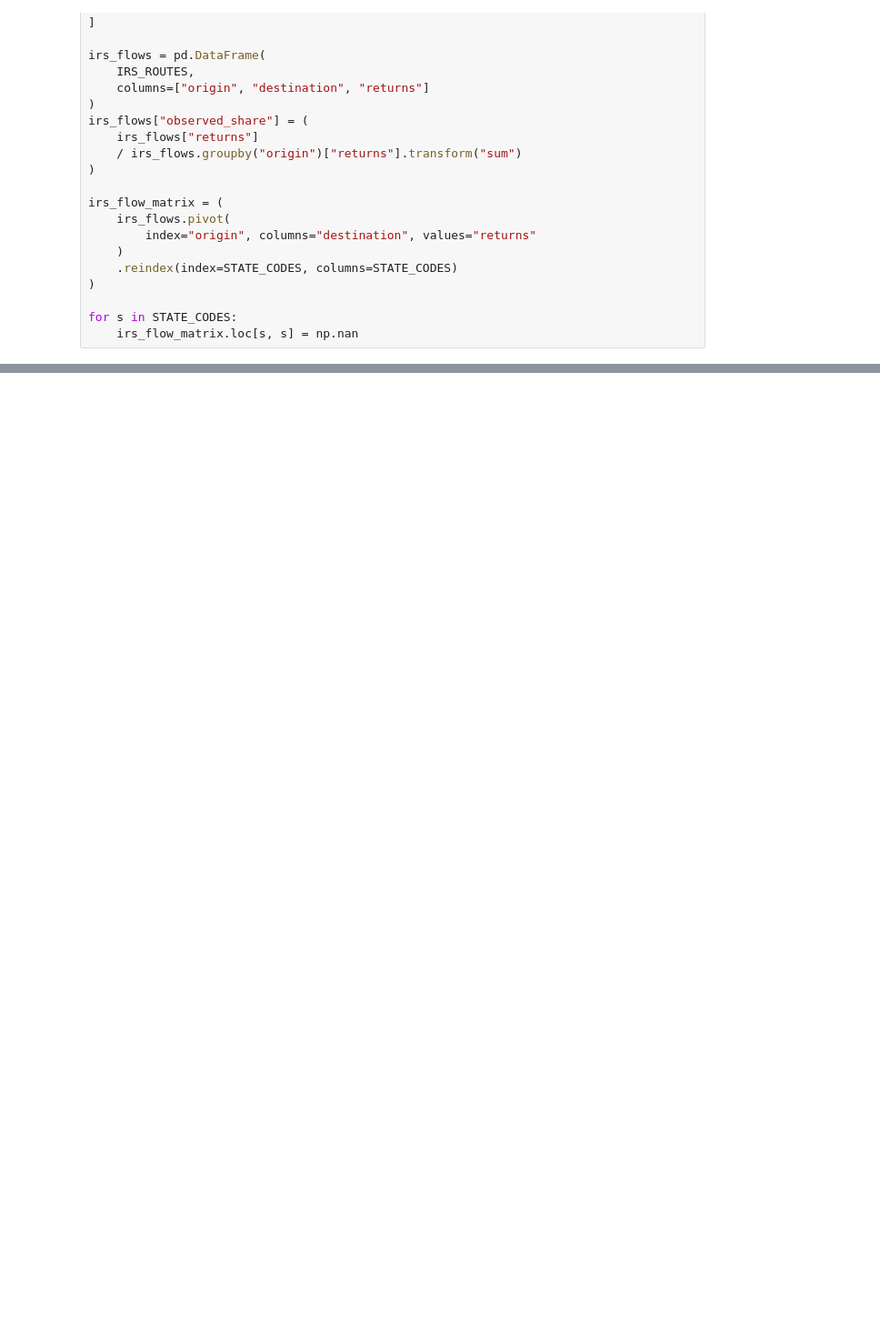
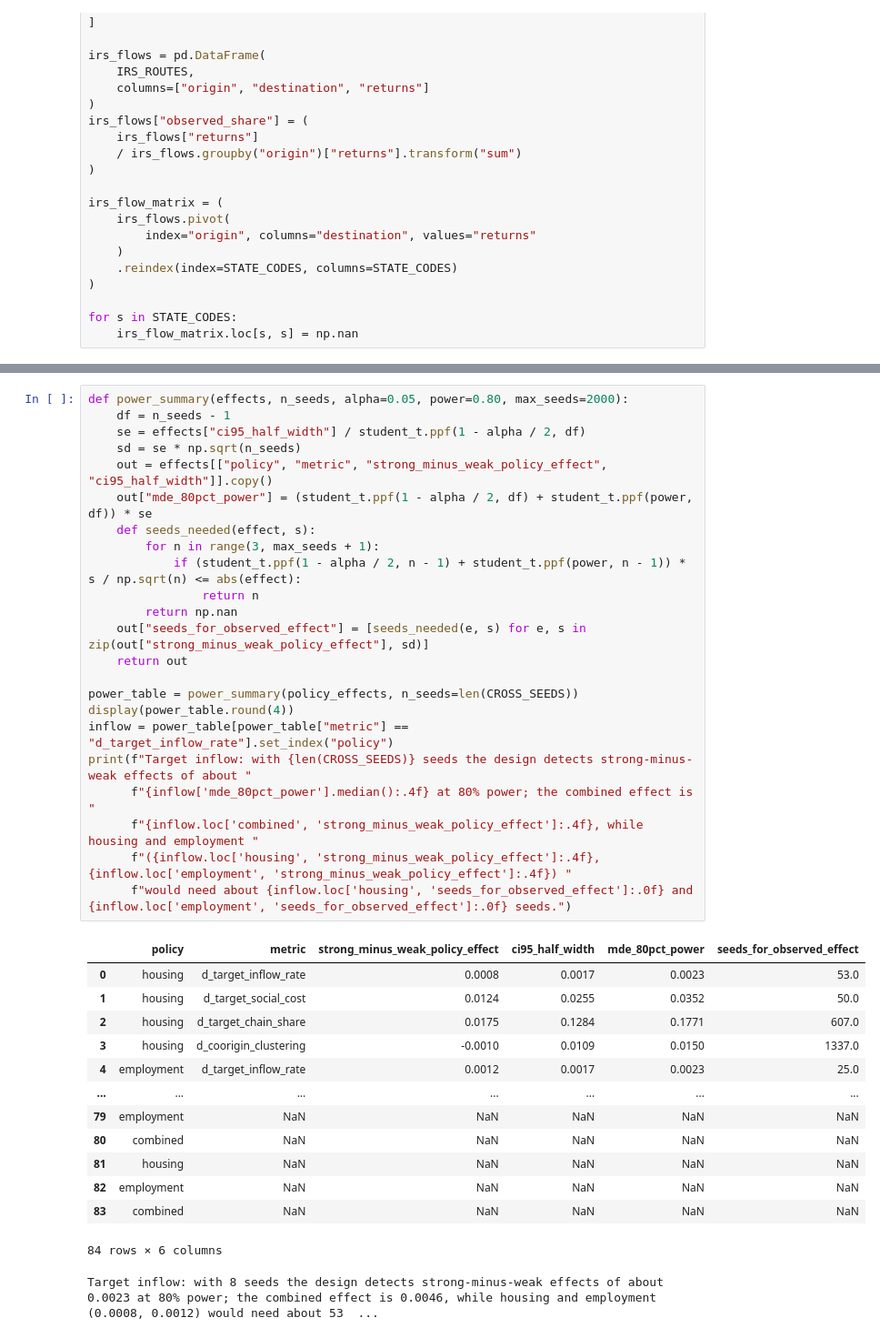
Before and after one commit to Jeremy-Xujia-Chen/CITS4403-GROUP-PROJECT, a Jupyter notebook: 0914-1_v8.ipynb, the cells around one changed output, grey strips where cells are left out. Shown at 91% size. Cells and saved outputs as stored; diff of their text form; blank space fills up the shorter version.

```diff
--- a/0914-1_v8.ipynb
+++ b/0914-1_v8.ipynb
@@ -310,0 +337,38 @@ for s in STATE_CODES:
+# %%
+def power_summary(effects, n_seeds, alpha=0.05, power=0.80, max_seeds=2000):
+    df = n_seeds - 1
+    se = effects["ci95_half_width"] / student_t.ppf(1 - alpha / 2, df)
+    sd = se * np.sqrt(n_seeds)
+    out = effects[["policy", "metric", "strong_minus_weak_policy_effect", "ci95_half_width"]].copy()
+    out["mde_80pct_power"] = (student_t.ppf(1 - alpha / 2, df) + student_t.ppf(power, df)) * se
+    def seeds_needed(effect, s):
+        for n in range(3, max_seeds + 1):
+            if (student_t.ppf(1 - alpha / 2, n - 1) + student_t.ppf(power, n - 1)) * s / np.sqrt(n) <= abs(effect):
+                return n
+        return np.nan
+    out["seeds_for_observed_effect"] = [seeds_needed(e, s) for e, s in zip(out["strong_minus_weak_policy_effect"], sd)]
+    return out
+
+power_table = power_summary(policy_effects, n_seeds=len(CROSS_SEEDS))
+display(power_table.round(4))
+inflow = power_table[power_table["metric"] == "d_target_inflow_rate"].set_index("policy")
+print(f"Target inflow: with {len(CROSS_SEEDS)} seeds the design detects strong-minus-weak effects of about "
+      f"{inflow['mde_80pct_power'].median():.4f} at 80% power; the combined effect is "
+      f"{inflow.loc['combined', 'strong_minus_weak_policy_effect']:.4f}, while housing and employment "
+      f"({inflow.loc['housing', 'strong_minus_weak_policy_effect']:.4f}, {inflow.loc['employment', 'strong_minus_weak_policy_effect']:.4f}) "
+      f"would need about {inflow.loc['housing', 'seeds_for_observed_effect']:.0f} and {inflow.loc['employment', 'seeds_for_observed_effect']:.0f} seeds.")
+# %% [output]
+|  | policy | metric | strong_minus_weak_policy_effect | ci95_half_width | mde_80pct_power | seeds_for_observed_effect |
+| 0 | housing | d_target_inflow_rate | 0.0008 | 0.0017 | 0.0023 | 53.0 |
+| 1 | housing | d_target_social_cost | 0.0124 | 0.0255 | 0.0352 | 50.0 |
+| 2 | housing | d_target_chain_share | 0.0175 | 0.1284 | 0.1771 | 607.0 |
+| 3 | housing | d_coorigin_clustering | -0.0010 | 0.0109 | 0.0150 | 1337.0 |
+| 4 | employment | d_target_inflow_rate | 0.0012 | 0.0017 | 0.0023 | 25.0 |
+| ... | ... | ... | ... | ... | ... | ... |
+| 79 | employment | NaN | NaN | NaN | NaN | NaN |
+| 80 | combined | NaN | NaN | NaN | NaN | NaN |
+| 81 | housing | NaN | NaN | NaN | NaN | NaN |
+| 82 | employment | NaN | NaN | NaN | NaN | NaN |
+| 83 | combined | NaN | NaN | NaN | NaN | NaN |
+84 rows × 6 columns
+Target inflow: with 8 seeds the design detects strong-minus-weak effects of about 0.0023 at 80% power; the combined effect is 0.0046, while housing and employment (0.0008, 0.0012) would need about 53  ...
```
Also changed, not shown: parts of 5 cells of this notebook.
